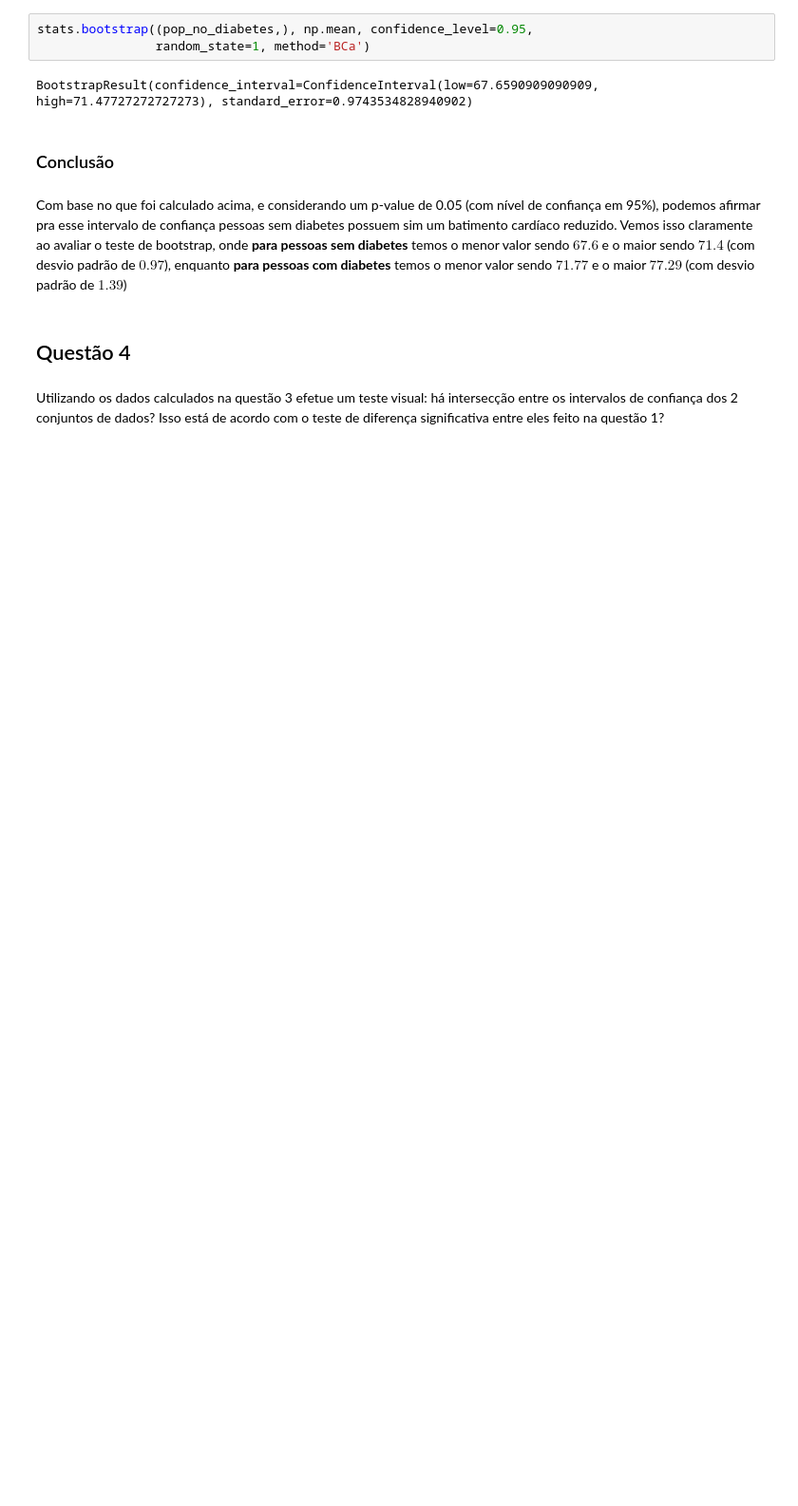
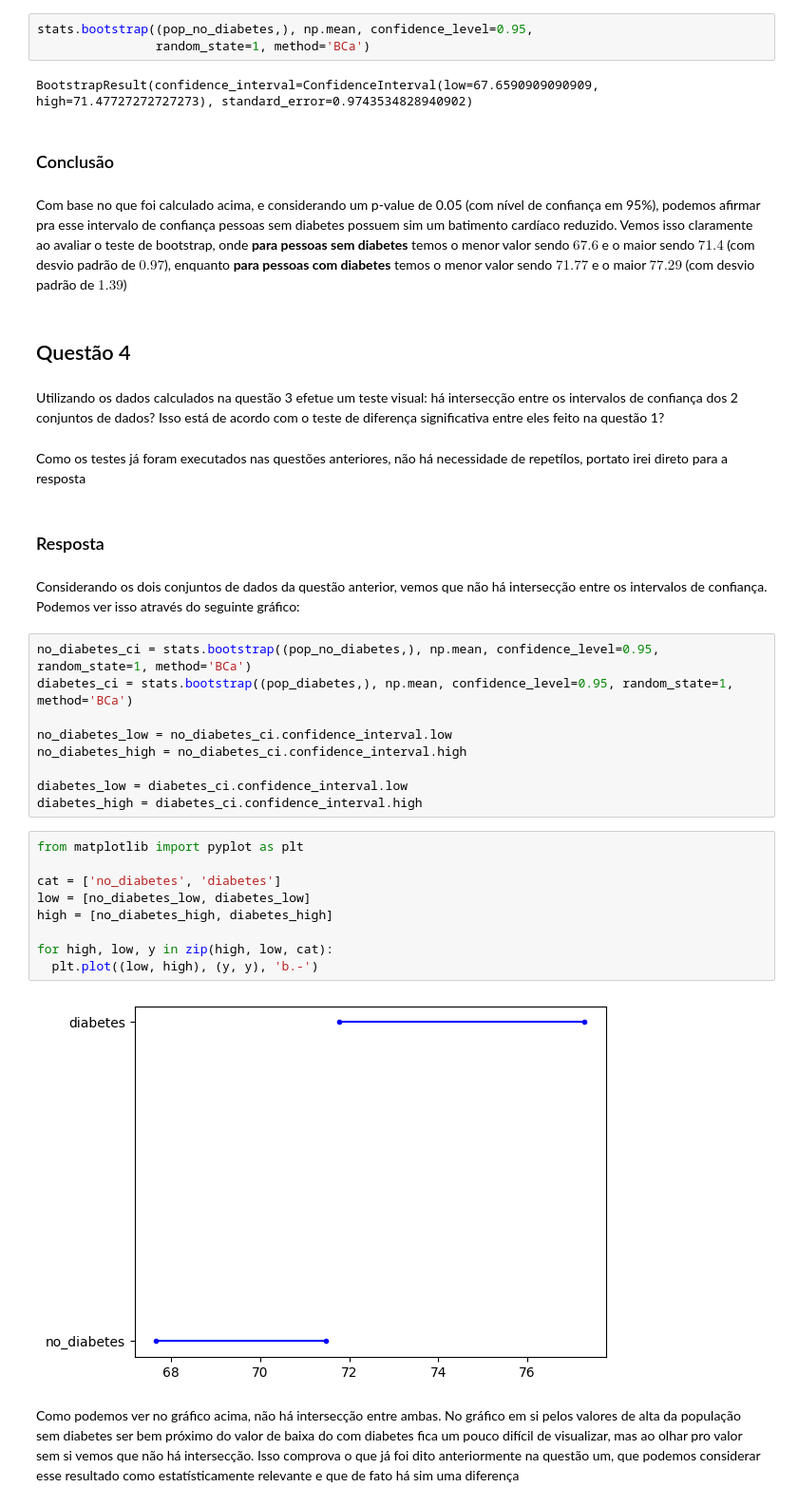
Before and after one commit to delucca-workspaces/mo911, a Jupyter notebook: tarefa-3/notebook.ipynb, the cells around one changed output. Shown at 95% size. Cells and saved outputs as stored; diff of their text form; blank space fills up the shorter version.

```diff
--- a/tarefa-3/notebook.ipynb
+++ b/tarefa-3/notebook.ipynb
@@ -324,3 +324,31 @@ Com base no que foi calculado acima, e considerando um p-value de 0.05 (com nív
 ## Questão 4
 # %% [markdown]
 Utilizando os dados calculados na questão 3 efetue um teste visual: há intersecção entre os intervalos de confiança dos 2 conjuntos de dados? Isso está de acordo com o teste de diferença significativa entre eles feito na questão 1?
+# %% [markdown]
+Como os testes já foram executados nas questões anteriores, não há necessidade de repetílos, portato irei direto para a resposta
+# %% [markdown]
+### Resposta
+# %% [markdown]
+Considerando os dois conjuntos de dados da questão anterior, vemos que não há intersecção entre os intervalos de confiança. Podemos ver isso através do seguinte gráfico:
+# %%
+no_diabetes_ci = stats.bootstrap((pop_no_diabetes,), np.mean, confidence_level=0.95, random_state=1, method='BCa')
+diabetes_ci = stats.bootstrap((pop_diabetes,), np.mean, confidence_level=0.95, random_state=1, method='BCa')
+
+no_diabetes_low = no_diabetes_ci.confidence_interval.low
+no_diabetes_high = no_diabetes_ci.confidence_interval.high
+
+diabetes_low = diabetes_ci.confidence_interval.low
+diabetes_high = diabetes_ci.confidence_interval.high
+# %%
+from matplotlib import pyplot as plt
+
+cat = ['no_diabetes', 'diabetes']
+low = [no_diabetes_low, diabetes_low]
+high = [no_diabetes_high, diabetes_high]
+
+for high, low, y in zip(high, low, cat):
+  plt.plot((low, high), (y, y), 'b.-')
+# %% [output]
+[figure, added]
+# %% [markdown]
+Como podemos ver no gráfico acima, não há intersecção entre ambas. No gráfico em si pelos valores de alta da população sem diabetes ser bem próximo do valor de baixa do com diabetes fica um pouco difícil de visualizar, mas ao olhar pro valor sem si vemos que não há intersecção. Isso comprova o que já foi dito anteriormente na questão um, que podemos considerar esse resultado como estatísticamente relevante e que de fato há sim uma diferença
```
Also changed, not shown: parts of 13 cells of this notebook.
